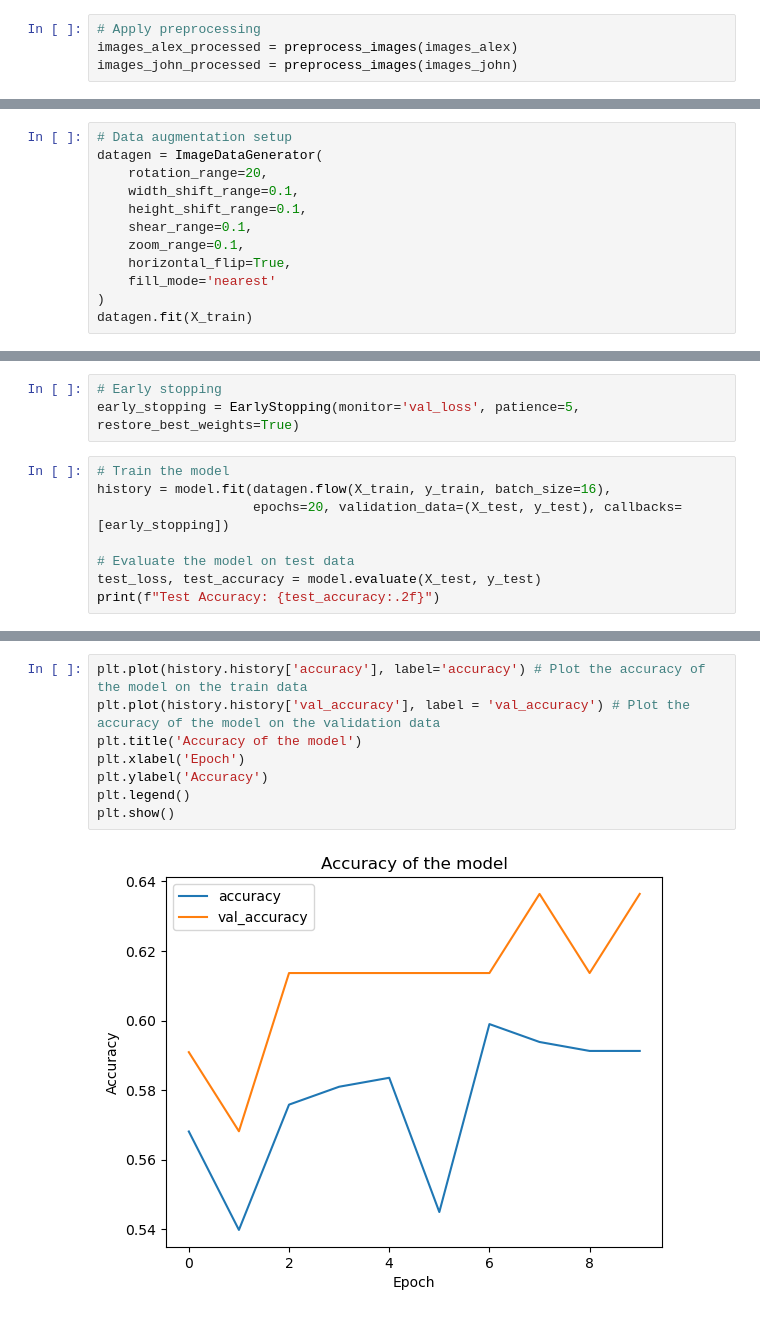
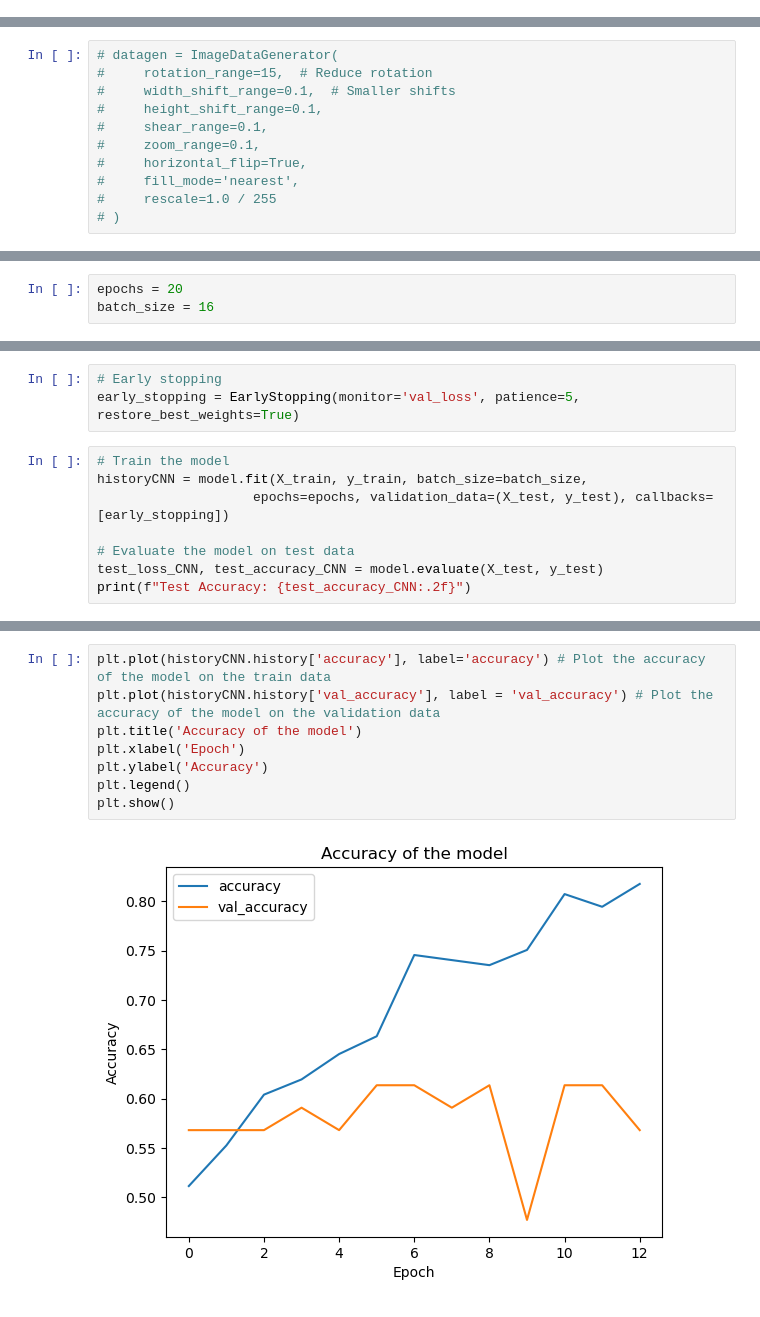
Before and after one commit to NickBres/CoinsRecognition, a Jupyter notebook: alexanderVSjohn.ipynb, the cells around one changed output, grey strips where cells are left out. Drawn from its saved outputs; the diff is of its cells as text.

```diff
--- a/alexanderVSjohn.ipynb
+++ b/alexanderVSjohn.ipynb
@@ -99,7 +159,3 @@ def preprocess_images(image_list):
-# %%
-# Apply preprocessing
-images_alex_processed = preprocess_images(images_alex)
-images_john_processed = preprocess_images(images_john)
 # %%
 # Create labels and combine data
 labels_alex = np.zeros(len(images_alex_processed))
@@ -128,14 +184,13 @@ Testing labels shape: (44,)
 # print(f"Training data shape after reshaping: {X_train.shape}")
 # print(f"Testing data shape after reshaping: {X_test.shape}")
 # %%
-# Data augmentation setup
-datagen = ImageDataGenerator(
-    rotation_range=20,
-    width_shift_range=0.1,
-    height_shift_range=0.1,
-    shear_range=0.1,
-    zoom_range=0.1,
-    horizontal_flip=True,
-    fill_mode='nearest'
-)
-datagen.fit(X_train)
+# datagen = ImageDataGenerator(
+#     rotation_range=15,  # Reduce rotation
+#     width_shift_range=0.1,  # Smaller shifts
+#     height_shift_range=0.1,
+#     shear_range=0.1,
+#     zoom_range=0.1,
+#     horizontal_flip=True,
+#     fill_mode='nearest',
+#     rescale=1.0 / 255
+# )
@@ -157,6 +220,9 @@ for i in range(5):
 # %%
 from tensorflow.keras.layers import GlobalAveragePooling2D, Dense
 from tensorflow.keras.models import Model
+# %%
+epochs = 20
+batch_size = 16
 # %% [markdown]
 ### MobileNetV2
 # %%
@@ -312,11 +357,11 @@ model.compile(optimizer=Adam(learning_rate=0.0001),
 early_stopping = EarlyStopping(monitor='val_loss', patience=5, restore_best_weights=True)
 # %%
 # Train the model
-history = model.fit(datagen.flow(X_train, y_train, batch_size=16),
-                    epochs=20, validation_data=(X_test, y_test), callbacks=[early_stopping])
+historyCNN = model.fit(X_train, y_train, batch_size=batch_size,
+                    epochs=epochs, validation_data=(X_test, y_test), callbacks=[early_stopping])
 
 # Evaluate the model on test data
-test_loss, test_accuracy = model.evaluate(X_test, y_test)
-print(f"Test Accuracy: {test_accuracy:.2f}")
+test_loss_CNN, test_accuracy_CNN = model.evaluate(X_test, y_test)
+print(f"Test Accuracy: {test_accuracy_CNN:.2f}")
 # %% [output]
 Epoch 1/20
@@ -342,10 +384,10 @@ Test Accuracy: 0.61
 # %%
-plt.plot(history.history['accuracy'], label='accuracy') # Plot the accuracy of the model on the train data
-plt.plot(history.history['val_accuracy'], label = 'val_accuracy') # Plot the accuracy of the model on the validation data
+plt.plot(historyCNN.history['accuracy'], label='accuracy') # Plot the accuracy of the model on the train data
+plt.plot(historyCNN.history['val_accuracy'], label = 'val_accuracy') # Plot the accuracy of the model on the validation data
 plt.title('Accuracy of the model')
 plt.xlabel('Epoch')
 plt.ylabel('Accuracy')
 plt.legend()
 plt.show()
 # %% [output]
-[figure, old version]
+[figure, new version]
```
Also changed, not shown: parts of 15 cells of this notebook.
